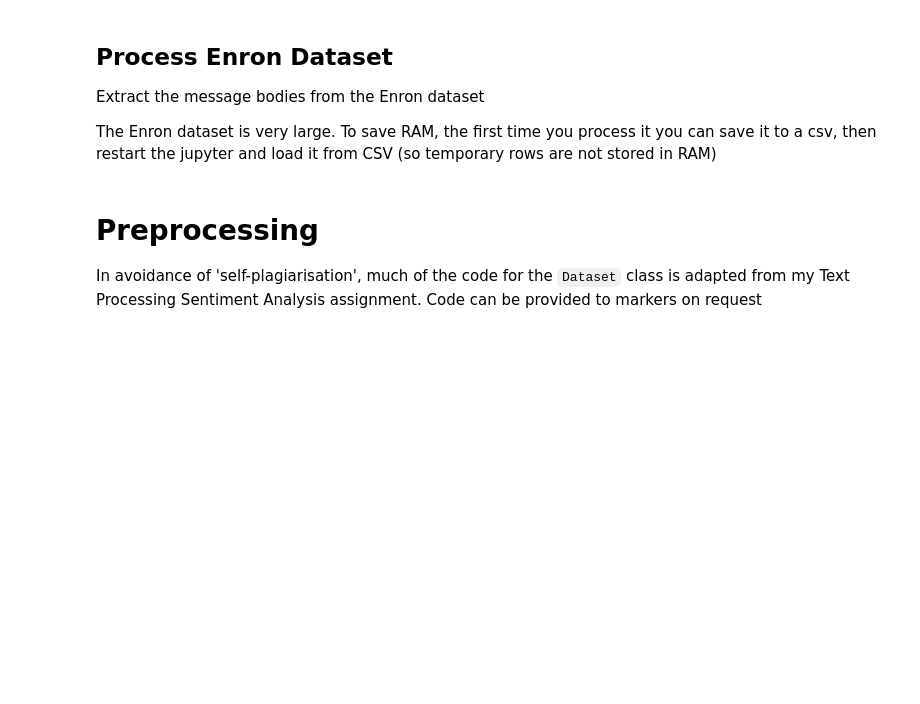
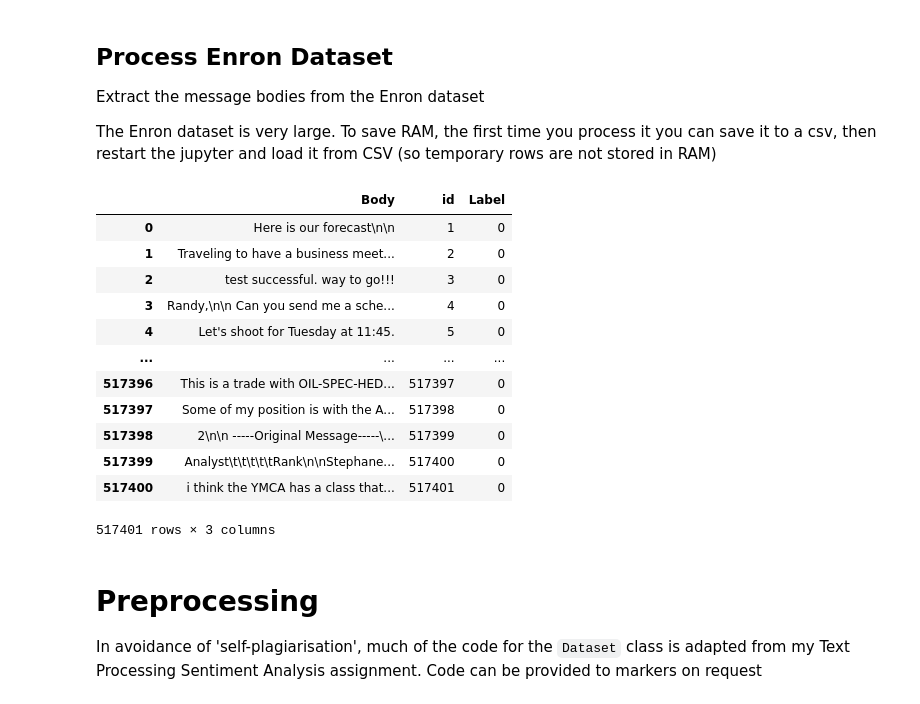
Before and after one commit to Twigonometry/Phishing-ML, a Jupyter notebook: classif.ipynb, the cells around one changed output. Drawn from its saved outputs; the diff is of its cells as text; code cells hidden in the pictures; blank space fills up the shorter version.

```diff
--- a/classif.ipynb
+++ b/classif.ipynb
@@ -137,3 +137,19 @@ def load_processed_enron():
 # %%
 #comment if you're running enron for first time
 dfEnronFull = load_processed_enron()
+# %%
+dfEnronFull.rename(columns={"message":"Body"})
+# %% [output]
+|  | Body | id | Label |
+| 0 | Here is our forecast\n\n | 1 | 0 |
+| 1 | Traveling to have a business meet... | 2 | 0 |
+| 2 | test successful. way to go!!! | 3 | 0 |
+| 3 | Randy,\n\n Can you send me a sche... | 4 | 0 |
+| 4 | Let's shoot for Tuesday at 11:45. | 5 | 0 |
+| ... | ... | ... | ... |
+| 517396 | This is a trade with OIL-SPEC-HED... | 517397 | 0 |
+| 517397 | Some of my position is with the A... | 517398 | 0 |
+| 517398 | 2\n\n -----Original Message-----\... | 517399 | 0 |
+| 517399 | Analyst\t\t\t\t\tRank\n\nStephane... | 517400 | 0 |
+| 517400 | i think the YMCA has a class that... | 517401 | 0 |
+517401 rows × 3 columns
```
Also changed, not shown: parts of 8 cells of this notebook.
